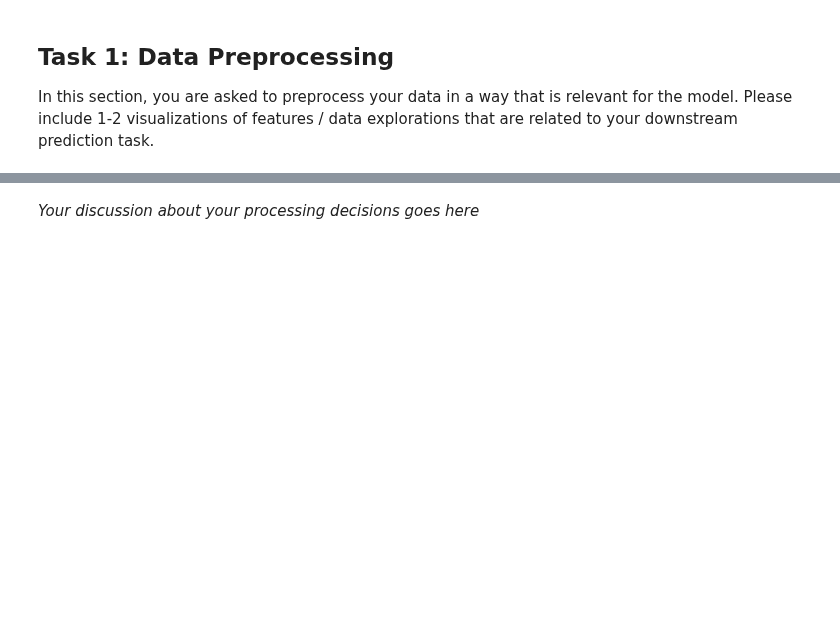
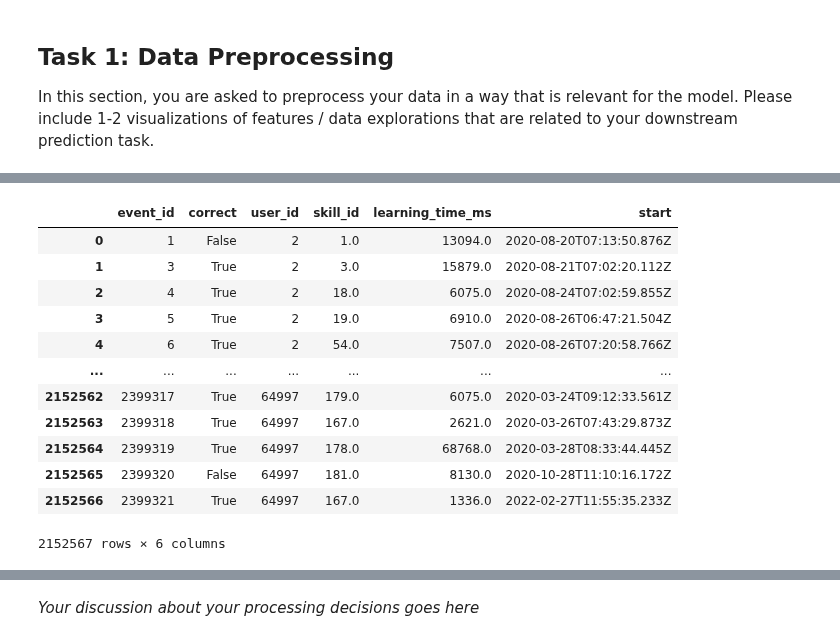
Before and after one commit to odudler/mlbd2023, a Jupyter notebook: m4_calcularis_report.ipynb, the cells around one changed output, grey strips where cells are left out. Cells and saved outputs as stored; diff of their text form; code cells hidden in the pictures; blank space fills up the shorter version.

```diff
--- a/m4_calcularis_report.ipynb
+++ b/m4_calcularis_report.ipynb
@@ -51,7 +51,11 @@ events_cleaned = events_full[(events_full.subtasks != "[]") & ~events_full.subta
 
 #remove event/subtasks entries which have no start value, no skill_id, no correct value
 subtasks_cleaned = subtasks_full[~subtasks_full.correct.isna()]
+subtasks_small = subtasks_small[~subtasks_small.correct.isna()]
 events_cleaned = events_cleaned[~events_cleaned.start.isna() & ~events_cleaned.skill_id.isna()]
+
+subtasks_cleaned.drop_duplicates(inplace=True)
+events_cleaned.drop_duplicates(inplace=True)
 
 #events_full[events_full['subtasks'] == '[]'].head()
 #events_full['num_subtasks'] = subtasks_full.groupby(['event_id']).size()
@@ -60,3 +64,4 @@ events_cleaned = events_cleaned[~events_cleaned.start.isna() & ~events_cleaned.s
 
 print(f"Small:: Users: {len(users_small)}, Events: {len(events_small)}, Subtasks: {len(subtasks_small)}")
 print(f"Full:: Users: {len(users_full)}, Events: {len(events_full)}, Subtasks: {len(subtasks_full)}")
+events_cleaned.head(1)
@@ -73,4 +99,25 @@ processed_df = processed_df.reset_index()
 # %%
-processed_df['correct'] = processed_df.apply(
+'''
+print(processed_df2.head(5))
+processed_df2['correct'] = processed_df2.apply(
     lambda row: subtasks[subtasks.event_id == row.event_id].iloc[0].correct, axis=1
 )
+'''
+first_subtask_for_event = pd.DataFrame()
+first_subtask_for_event['correct'] = subtasks.groupby(['event_id']).first()['correct']
+processed_df = pd.merge(first_subtask_for_event, processed_df, on='event_id', how='left')
+processed_df
+# %% [output]
+|  | event_id | correct | user_id | skill_id | learning_time_ms | start |
+| 0 | 1 | False | 2 | 1.0 | 13094.0 | 2020-08-20T07:13:50.876Z |
+| 1 | 3 | True | 2 | 3.0 | 15879.0 | 2020-08-21T07:02:20.112Z |
+| 2 | 4 | True | 2 | 18.0 | 6075.0 | 2020-08-24T07:02:59.855Z |
+| 3 | 5 | True | 2 | 19.0 | 6910.0 | 2020-08-26T06:47:21.504Z |
+| 4 | 6 | True | 2 | 54.0 | 7507.0 | 2020-08-26T07:20:58.766Z |
+| ... | ... | ... | ... | ... | ... | ... |
+| 2152562 | 2399317 | True | 64997 | 179.0 | 6075.0 | 2020-03-24T09:12:33.561Z |
+| 2152563 | 2399318 | True | 64997 | 167.0 | 2621.0 | 2020-03-26T07:43:29.873Z |
+| 2152564 | 2399319 | True | 64997 | 178.0 | 68768.0 | 2020-03-28T08:33:44.445Z |
+| 2152565 | 2399320 | False | 64997 | 181.0 | 8130.0 | 2020-10-28T11:10:16.172Z |
+| 2152566 | 2399321 | True | 64997 | 167.0 | 1336.0 | 2022-02-27T11:55:35.233Z |
+2152567 rows × 6 columns
```
Also changed, not shown: parts of 17 cells of this notebook.
